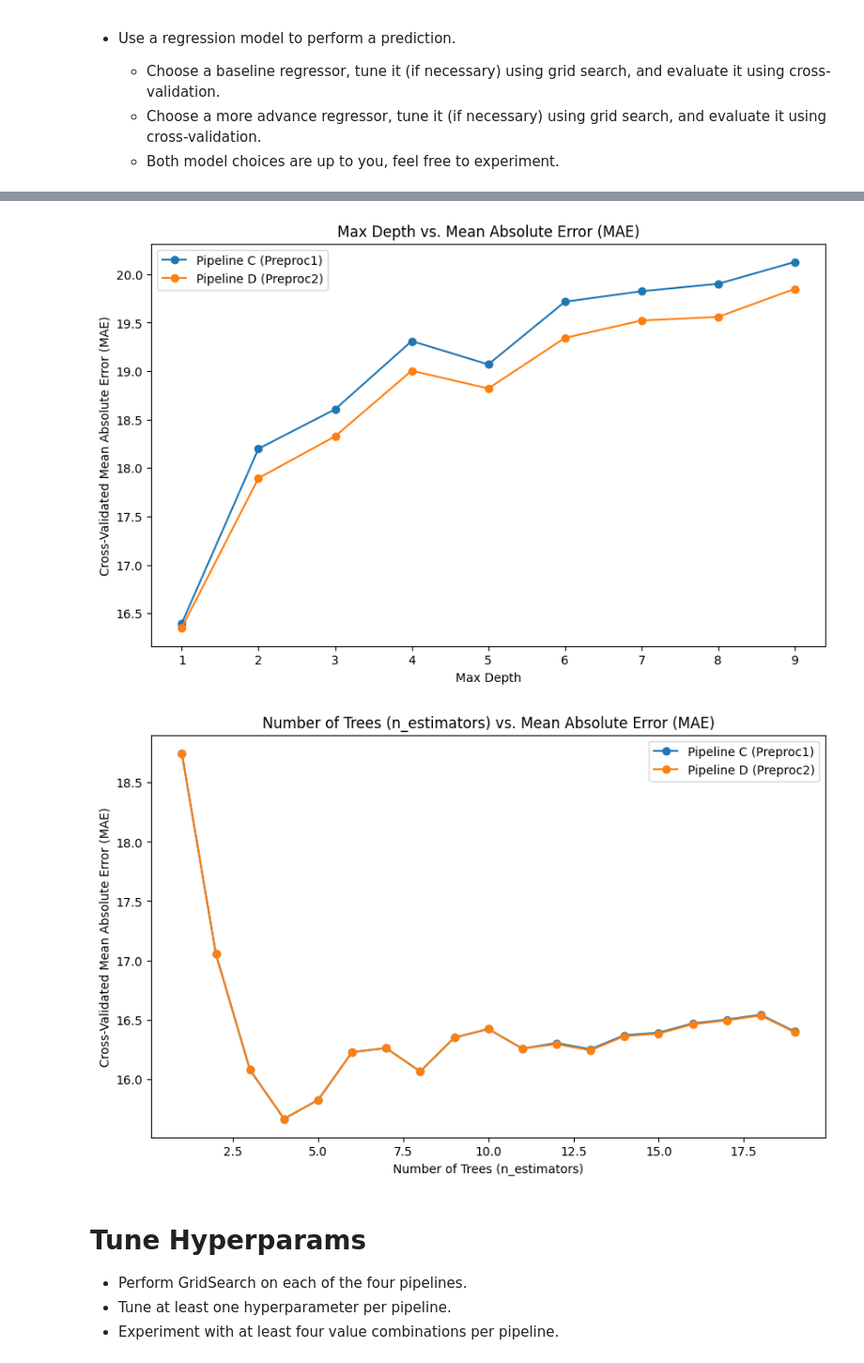
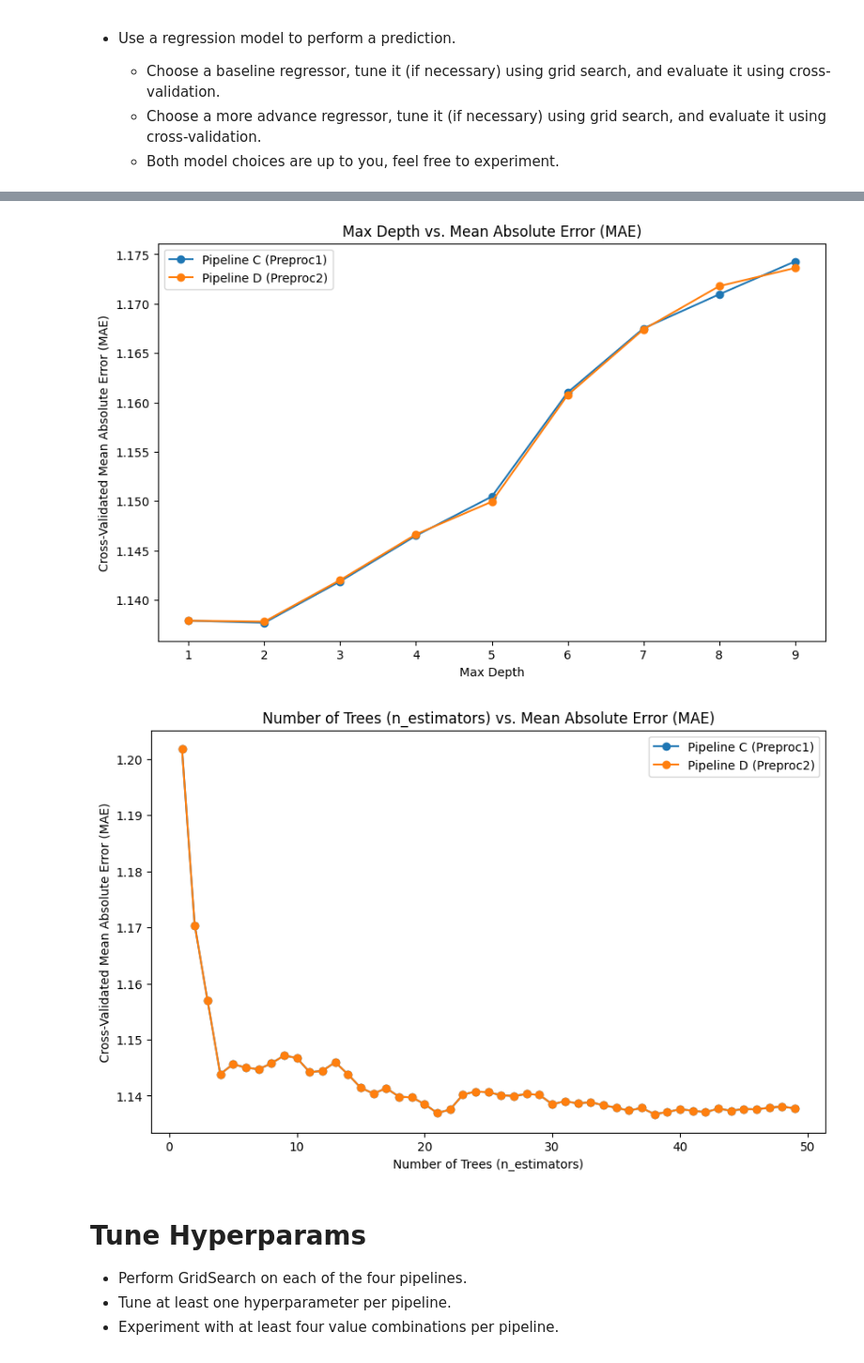
Before and after one commit to lee-data/production, a Jupyter notebook: 02_activities/assignments/assignment_3.ipynb, the cells around one changed output, grey strips where cells are left out. Shown at 94% size. Drawn from its saved outputs; the diff is of its cells as text; code cells hidden in the pictures.

Commit message:
Removed 2 outliers; Log-Transformed the "area"; Inverse-log MAE metric.

```diff
--- a/02_activities/assignments/assignment_3.ipynb
+++ b/02_activities/assignments/assignment_3.ipynb
@@ -140,0 +184,6 @@ fires_df.describe()
+# %%
+# Drop rows by index
+fires_df_dropped = fires_df.drop([238, 415])
+
+# Verify the rows have been dropped
+print(fires_df_dropped[['area']].nlargest(10, 'area'))
@@ -143,9 +204,12 @@ fires_df.describe()
 
 Create the features data frame and target data.
 # %%
-# Get X and y
-X = fires_df.drop(columns=['area'])  # Features data frame (remove the target column)
-Y = fires_df['area']                 # Target data (the column we want to predict)
+# import numpy as np
+
+# Apply log transformation to the target variable
+# Get X and log-transformed y
+X = fires_df_dropped.drop(columns=['area'])   # Features data frame (remove the target column)
+y = np.log1p(fires_df_dropped['area'])        # Log-transformed target data
 # %% [markdown]
 # Preprocessing
 
@@ -260,5 +324,5 @@ pipeline_D = Pipeline([
 ])
 # %%
 # Split the data into training and test sets
-X_train, X_test, y_train, y_test = train_test_split(X, Y, test_size=0.2, random_state=42)
+X_train, X_test, y_train, y_test = train_test_split(X, y, test_size=0.2, random_state=42)
 # %%
@@ -306,7 +373,7 @@ plt.show()
 # %%
-from sklearn.ensemble import RandomForestRegressor
-from sklearn.model_selection import cross_val_score
-import matplotlib.pyplot as plt
+# from sklearn.ensemble import RandomForestRegressor
+# from sklearn.model_selection import cross_val_score
+# import matplotlib.pyplot as plt
 
 # Define a range of max_depth values to evaluate
 max_depth_range = range(1, 10)
@@ -336,40 +403,40 @@ plt.ylabel("Cross-Validated Mean Absolute Error (MAE)")
 plt.legend()
 plt.show()
 # %% [output]
-[figure, old version]
+[figure, new version]
 # %%
-n_estimators_range = range(1, 20)
+n_estimators_range = range(1, 50)
 errors_C, errors_D = [], []
 
 # Define the optimal max_depth from the previous step (replace with the determined value)
 optimal_depth_C = 1  # Example value, adjust based on Step 1
 optimal_depth_D = 1  # Example value, adjust based on Step 1
 
 # Loop through each n_estimators and evaluate for both Pipeline C and Pipeline D
 for n in n_estimators_range:
     # Set the max_depth and n_estimators parameters for each pipeline
     pipeline_C.set_params(regressor__max_depth=optimal_depth_C, regressor__n_estimators=n)
     pipeline_D.set_params(regressor__max_depth=optimal_depth_D, regressor__n_estimators=n)
 
     # Perform cross-validation to calculate MAE for each n_estimators
     mae_scores_C = -cross_val_score(pipeline_C, X_train, y_train, cv=5, scoring='neg_mean_absolute_error')
     mae_scores_D = -cross_val_score(pipeline_D, X_train, y_train, cv=5, scoring='neg_mean_absolute_error')
 
     # Store average MAE for each n_estimators value
     errors_C.append(mae_scores_C.mean())
     errors_D.append(mae_scores_D.mean())
 
 # Plot n_estimators vs. MAE for both pipelines
 plt.figure(figsize=(10, 6))
 plt.plot(n_estimators_range, errors_C, label="Pipeline C (Preproc1)", marker='o')
 plt.plot(n_estimators_range, errors_D, label="Pipeline D (Preproc2)", marker='o')
 plt.title("Number of Trees (n_estimators) vs. Mean Absolute Error (MAE)")
 plt.xlabel("Number of Trees (n_estimators)")
 plt.ylabel("Cross-Validated Mean Absolute Error (MAE)")
 plt.legend()
 plt.show()
 # %% [output]
-[figure, old version]
+[figure, new version]
 # %% [markdown]
 # Tune Hyperparams
 
```
Also changed, not shown: parts of 22 cells of this notebook, 1 other file.
